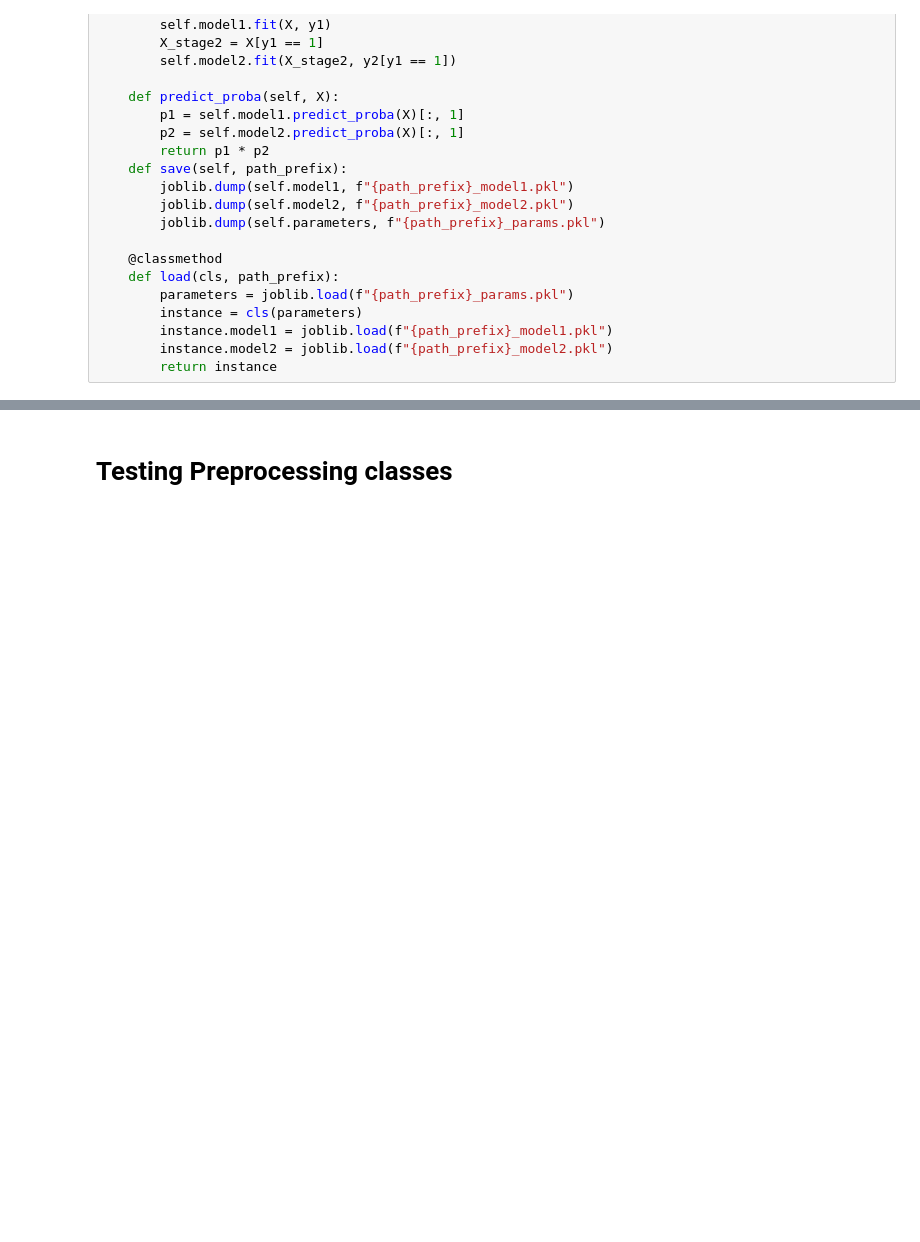
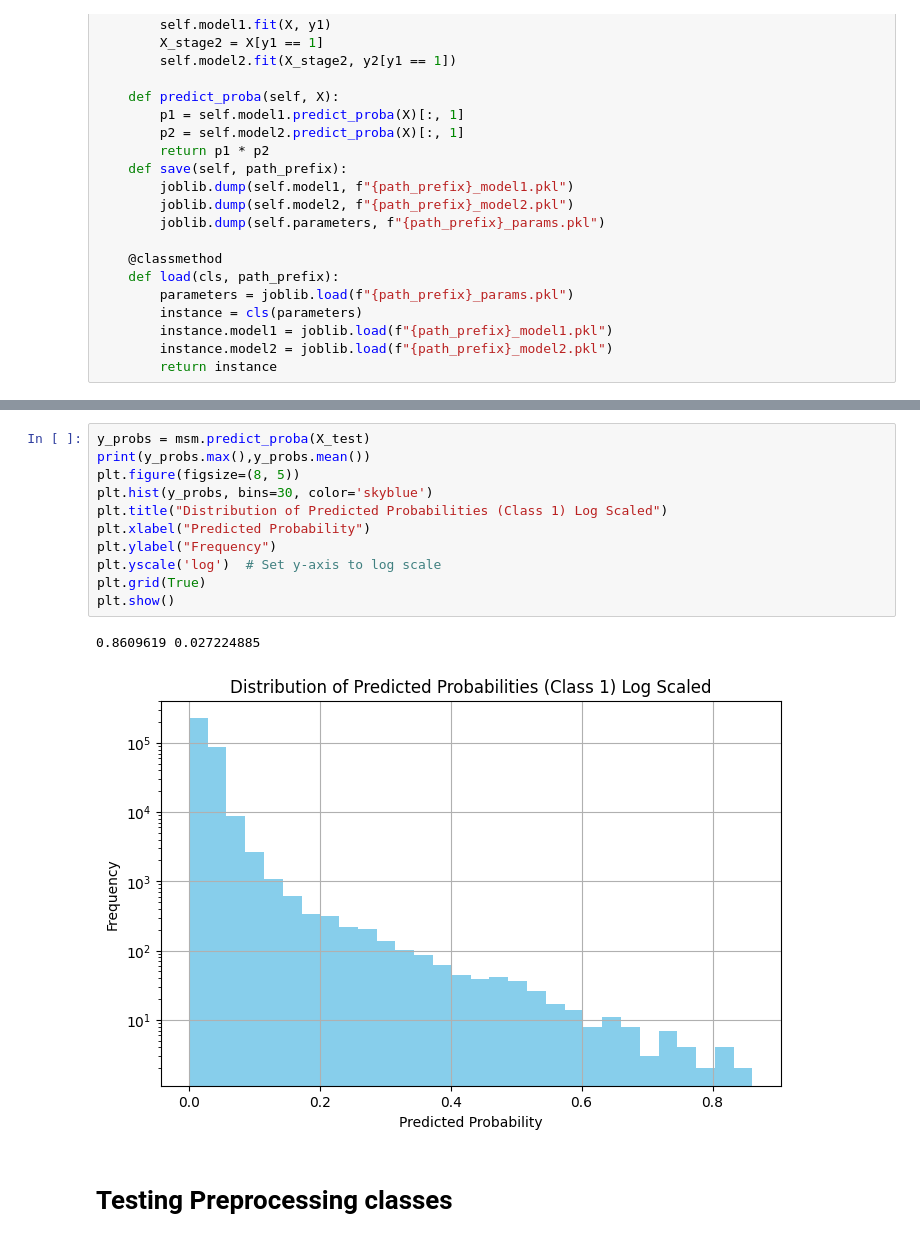
Before and after one commit to zcochran27/Soccer-Events-Analyzed, a Jupyter notebook: explore.ipynb, the cells around one changed output, grey strips where cells are left out. Drawn from its saved outputs; the diff is of its cells as text; blank space fills up the shorter version.

```diff
--- a/explore.ipynb
+++ b/explore.ipynb
@@ -1192,3 +1229,17 @@ AttributeError: 'MultiStageModel' object has no attribute 'parameters'
+# %%
+y_probs = msm.predict_proba(X_test)
+print(y_probs.max(),y_probs.mean())
+plt.figure(figsize=(8, 5))
+plt.hist(y_probs, bins=30, color='skyblue')
+plt.title("Distribution of Predicted Probabilities (Class 1) Log Scaled")
+plt.xlabel("Predicted Probability")
+plt.ylabel("Frequency")
+plt.yscale('log')  # Set y-axis to log scale
+plt.grid(True)
+plt.show()
+# %% [output]
+0.8609619 0.027224885
+[figure, added]
 # %% [markdown]
 # Testing Preprocessing classes
 # %%
```
Also changed, not shown: parts of 25 cells of this notebook, 8 other files.
